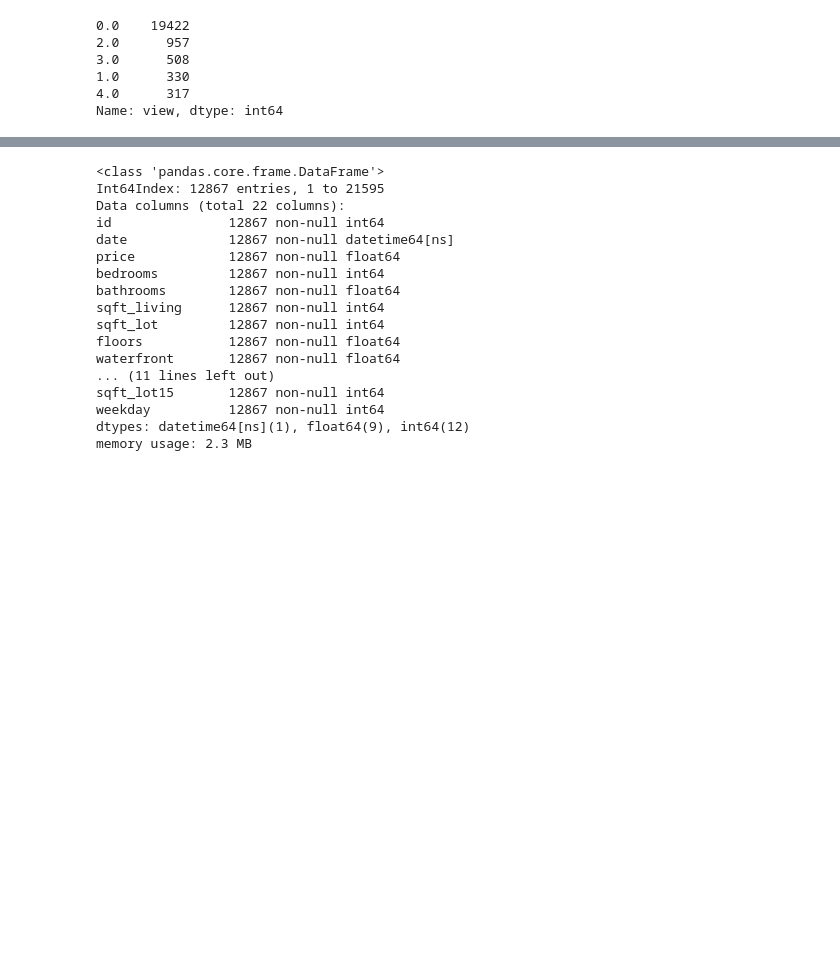
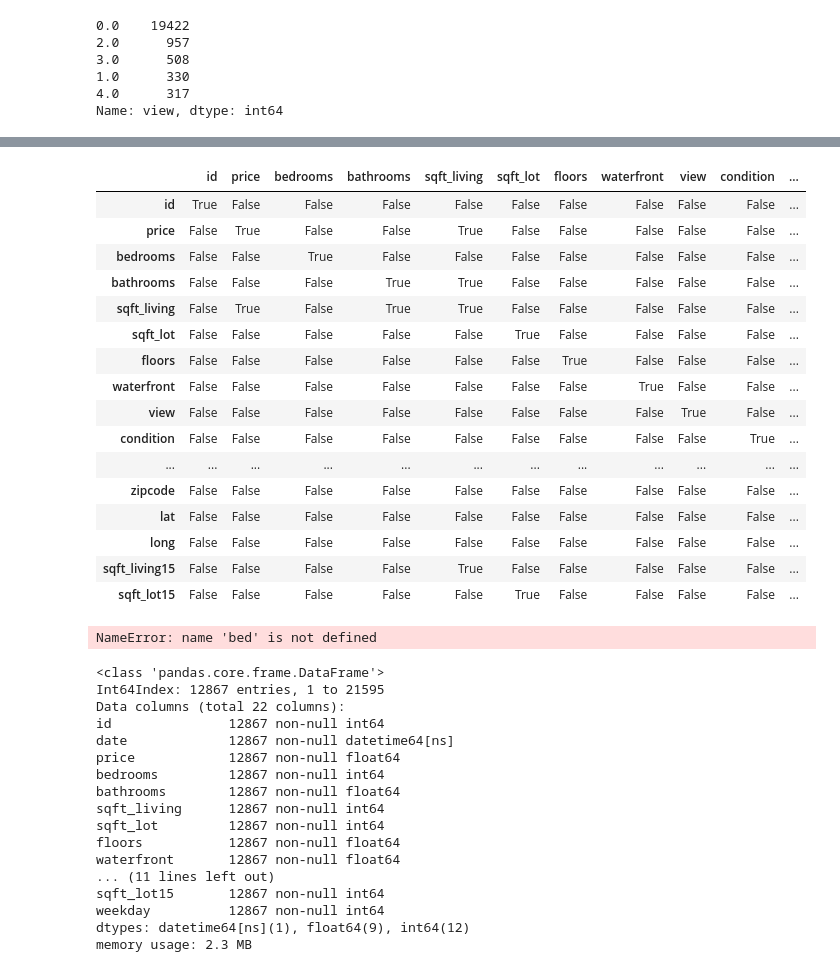
Before and after one commit to matt8955/Mod-1-project, a Jupyter notebook: crisgood.ipynb, the cells around one changed output, grey strips where cells are left out. Cells and saved outputs as stored; diff of their text form; code cells hidden in the pictures; blank space fills up the shorter version.

```diff
--- a/crisgood.ipynb
+++ b/crisgood.ipynb
@@ -159,3 +227,33 @@ max(df.bathrooms)
+# %%
+abs(df.corr())>0.70
+# %% [output]
+|  | id | price | bedrooms | bathrooms | sqft_living | sqft_lot | floors | waterfront | view | condition | ... |
+| id | True | False | False | False | False | False | False | False | False | False | ... |
+| price | False | True | False | False | True | False | False | False | False | False | ... |
+| bedrooms | False | False | True | False | False | False | False | False | False | False | ... |
+| bathrooms | False | False | False | True | True | False | False | False | False | False | ... |
+| sqft_living | False | True | False | True | True | False | False | False | False | False | ... |
+| sqft_lot | False | False | False | False | False | True | False | False | False | False | ... |
+| floors | False | False | False | False | False | False | True | False | False | False | ... |
+| waterfront | False | False | False | False | False | False | False | True | False | False | ... |
+| view | False | False | False | False | False | False | False | False | True | False | ... |
+| condition | False | False | False | False | False | False | False | False | False | True | ... |
+| ... | ... | ... | ... | ... | ... | ... | ... | ... | ... | ... | ... |
+| zipcode | False | False | False | False | False | False | False | False | False | False | ... |
+| lat | False | False | False | False | False | False | False | False | False | False | ... |
+| long | False | False | False | False | False | False | False | False | False | False | ... |
+| sqft_living15 | False | False | False | False | True | False | False | False | False | False | ... |
+| sqft_lot15 | False | False | False | False | False | True | False | False | False | False | ... |
+# %%
+# minmax scaling
+df["bedrooms"] = (bed-min(bed))/(max(bed)-min(bed))
+df["bathrooms"] = (bath-min(bath))/(max(bath)-min(bath))
+df["floors"] = (floors-min(floors))/(max(floors)-min(floors))
+df["condition"] = (condition-min(condition))/(max(condition)-min(condition))
+df["grade"] = (grade-min(grade))/(max(grade)-min(grade))
+df["weekday"] = (weekday-min(weekday))/(max(weekday)-min(weekday))
+# %% [output]
+NameError: name 'bed' is not defined
 # %%
 # repleace the NA values with zero values since we have many zeros values
 df.view.fillna(0,inplace=True)
```
Also changed, not shown: parts of 21 cells of this notebook.
